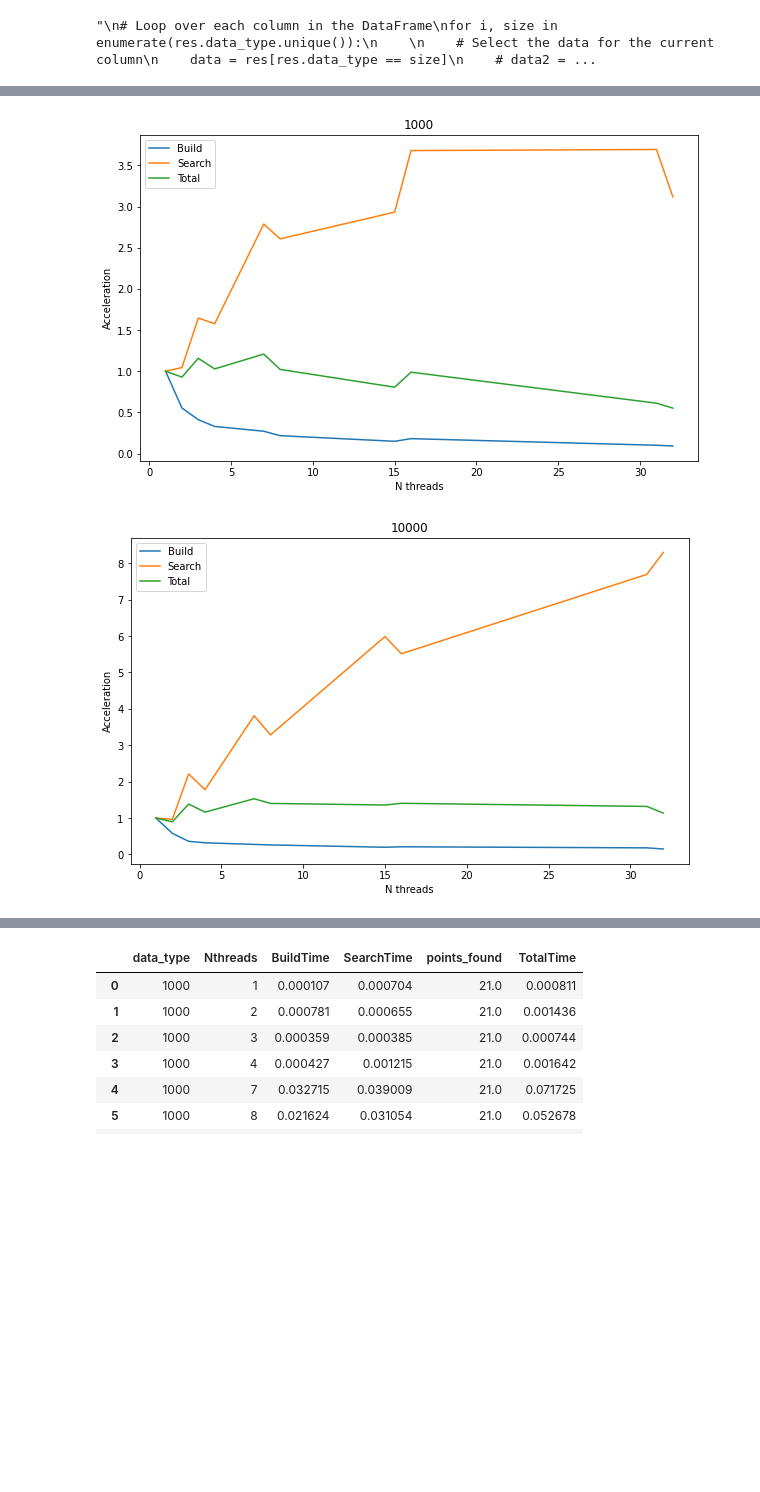
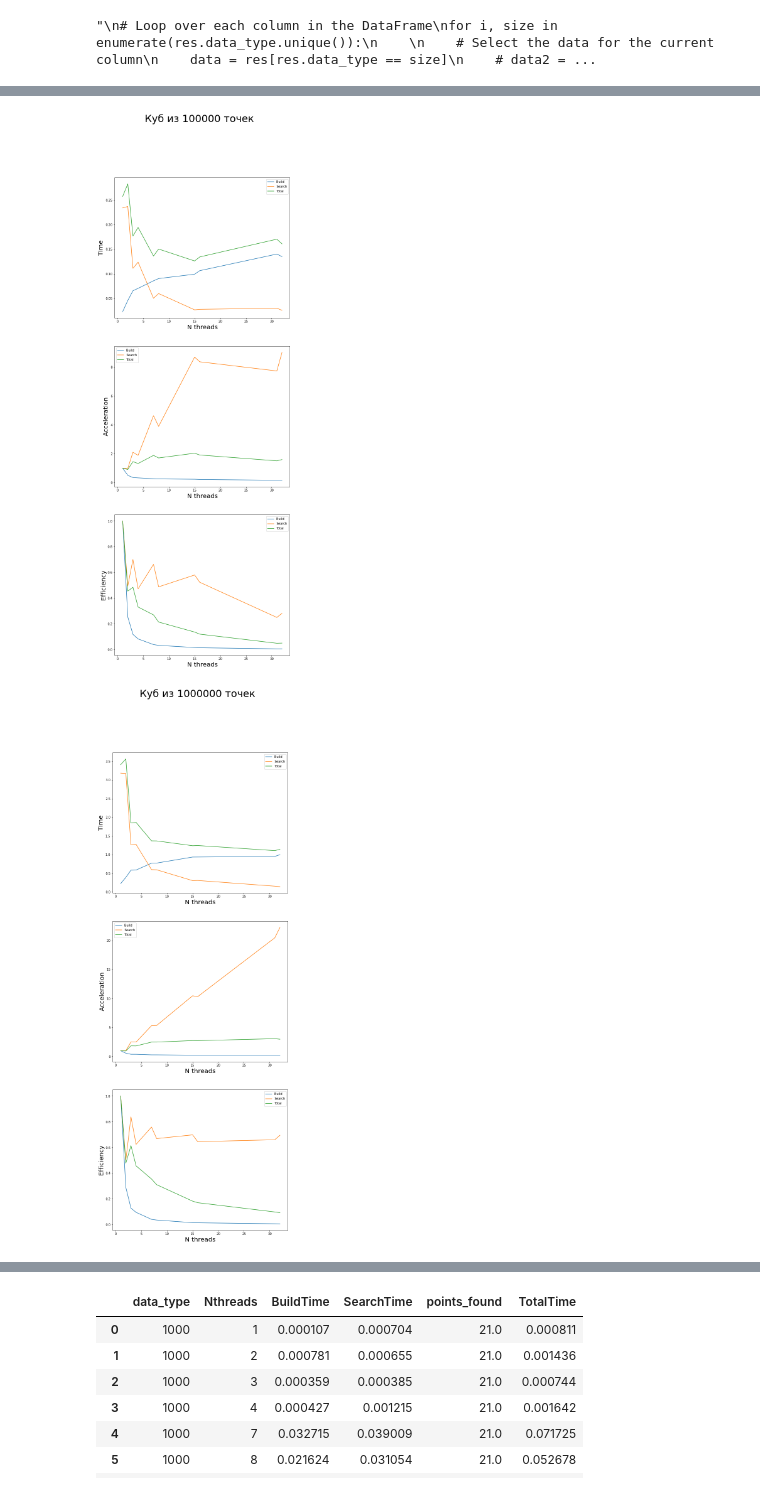
Before and after one commit to Arbuz-Nick/SpecSem, a Jupyter notebook: KDTree/results/analytics.ipynb, the cells around one changed output, grey strips where cells are left out. Saved outputs shown, nothing was run; the diff lists cells and outputs as text; code cells hidden in the pictures; blank space fills up the shorter version.

```diff
--- a/KDTree/results/analytics.ipynb
+++ b/KDTree/results/analytics.ipynb
@@ -59,4 +77,5 @@ for i, size in enumerate(res.data_type.unique()):
 [figure]
 "\n# Loop over each column in the DataFrame\nfor i, size in enumerate(res.data_type.unique()):\n    \n    # Select the data for the current column\n    data = res[res.data_type == size]\n    # data2 = ...
 # %%
-new_res = pd.read_excel("./result_mpi_polus_2.xlsx", index_col=0)
+new_res = pd.read_excel("./result_mpi_polus_3.xlsx", index_col=0)
+new_res2 = pd.read_excel("./result_mpi_polus_2.xlsx", index_col=0)
@@ -115,29 +216,34 @@ for i, size in enumerate(new_res.data_type.unique()):
 # %%
 # Loop over each column in the DataFrame
-for i, size in enumerate(new_res.data_type.unique()):
 
-    # Select the data for the current column
-    data = new_res[new_res.data_type == size]
+labels = ['Time', 'Acceleration', 'Efficiency']
+for i, size in enumerate(new_res2.data_type.unique()):
 
-
-    f, ax = plt.subplots(1, 1)
+    f, ax = plt.subplots(3, 1)
     f.set_figwidth(10)
-    f.set_figheight(6)
+    f.set_figheight(28)
     name = str(size).upper()
+    if name not in ('D', 'F'):
+        name = 'Куб из ' + name + ' точек'
     if name == 'D':
         name = 'Fantasy Dragon'
     elif name == 'F':
         name = 'Bearded guy'
-    ax.set_title(name)
-    ax.set_xlabel("N threads")
-    ax.set_ylabel('Acceleration')
+    f.suptitle(name, fontsize=32)
+    for j in range(3):
+        # Select the data for the current column
+        data = new_res2[new_res2.data_type == size]
 
-    # Plot the data on the corresponding subplot
-    sns.lineplot(ax=ax, data=data, x='Nthreads', y='build_acceleration', label='Build')
-    sns.lineplot(ax=ax, data=data, x='Nthreads', y='search_acceleration', label='Search')
-    sns.lineplot(ax=ax, data=data, x='Nthreads', y='total_acceleration', label='Total')
 
+
+        ax[j].set_xlabel("N threads", fontsize=20)
+        ax[j].set_ylabel(labels[j], fontsize=20)
+
+        # Plot the data on the corresponding subplot
+        sns.lineplot(ax=ax[j], data=data, x='Nthreads', y='build_' + labels[j].lower(), label='Build')
+        sns.lineplot(ax=ax[j], data=data, x='Nthreads', y='search_' + labels[j].lower(), label='Search')
+        sns.lineplot(ax=ax[j], data=data, x='Nthreads', y='total_' + labels[j].lower(), label='Total')
     plt.show()
 # %% [output]
-[figure, old version]
+[figure, new version]
-[figure, old version]
+[figure, new version]
```
Also changed, not shown: parts of 12 cells of this notebook, 5 other files.
